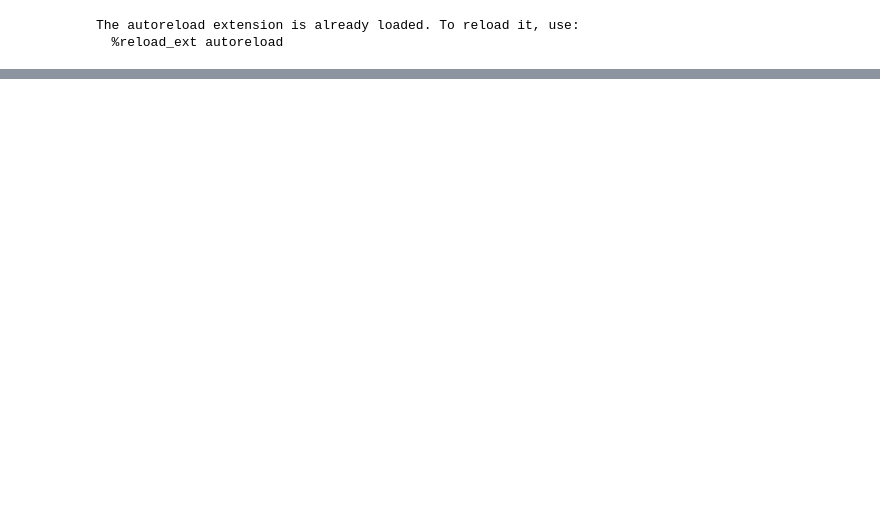
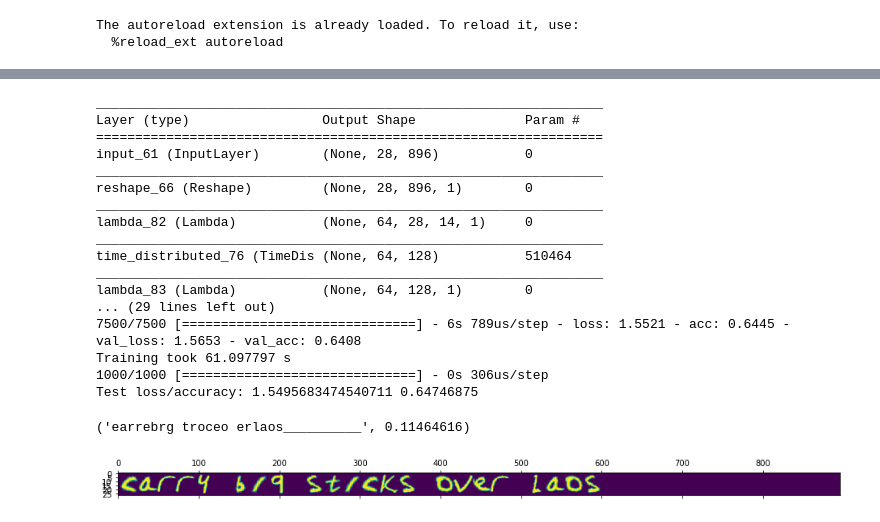
Before and after one commit to the-full-stack/fsdl-text-recognizer, a Jupyter notebook: notebooks/04-line-cnn.ipynb, the cells around one changed output, grey strips where cells are left out. Saved outputs shown, nothing was run; the diff lists cells and outputs as text; code cells hidden in the pictures; blank space fills up the shorter version.

```diff
--- a/notebooks/04-line-cnn.ipynb
+++ b/notebooks/04-line-cnn.ipynb
@@ -99,0 +136,35 @@ AttributeError: 'EmnistLinesDataset' object has no attribute 'emnist'
+# %%
+# This one is now looking at half-letter-widths
+
+model = LineCnnSlidingWindow(window_fraction=0.5, window_stride=0.5)
+history = train_model(
+    model=model.model,
+    x_train=dataset.x_train,
+    y_train=dataset.y_train,
+    epochs=10,
+    batch_size=128,
+    loss='categorical_crossentropy'
+)
+evaluate_model(model.model, dataset.x_test, dataset.y_test)
+plt.matshow(dataset.x_test[0])
+model.predict_on_image(dataset.x_test[0])
+# %% [output]
+_________________________________________________________________
+Layer (type)                 Output Shape              Param #
+=================================================================
+input_61 (InputLayer)        (None, 28, 896)           0
+_________________________________________________________________
+reshape_66 (Reshape)         (None, 28, 896, 1)        0
+_________________________________________________________________
+lambda_82 (Lambda)           (None, 64, 28, 14, 1)     0
+_________________________________________________________________
+time_distributed_76 (TimeDis (None, 64, 128)           510464
+_________________________________________________________________
+lambda_83 (Lambda)           (None, 64, 128, 1)        0
+... (29 lines left out)
+7500/7500 [==============================] - 6s 789us/step - loss: 1.5521 - acc: 0.6445 - val_loss: 1.5653 - val_acc: 0.6408
+Training took 61.097797 s
+1000/1000 [==============================] - 0s 306us/step
+Test loss/accuracy: 1.5495683474540711 0.64746875
+('earrebrg troceo erlaos__________', 0.11464616)
+[figure, added]
```
Also changed, not shown: parts of 14 cells of this notebook, 1 other file.
